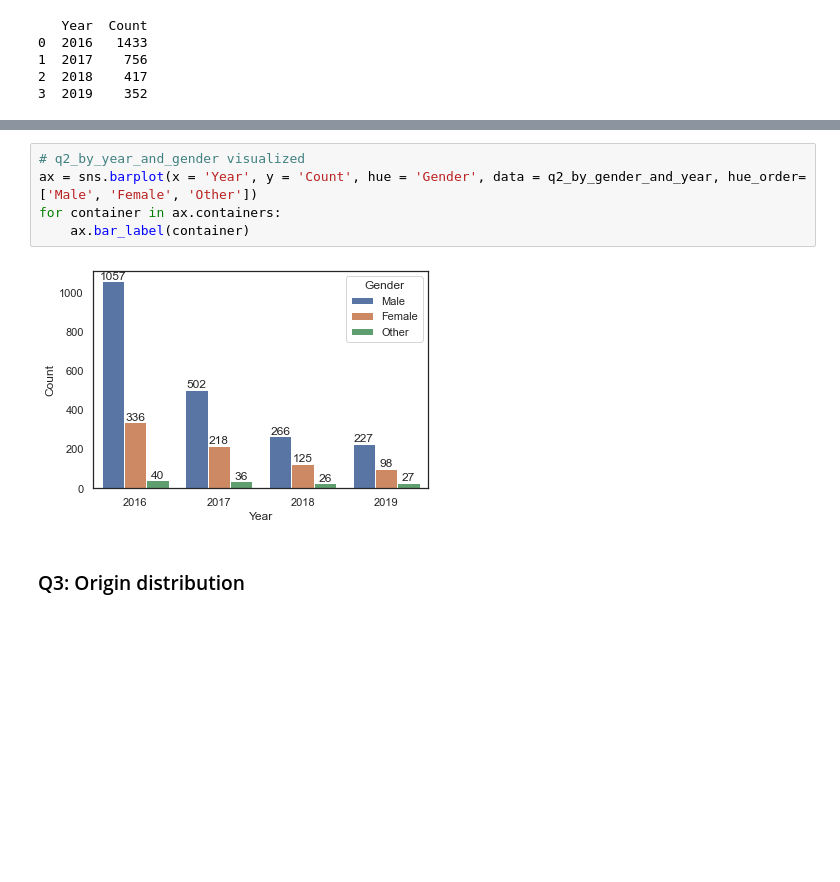
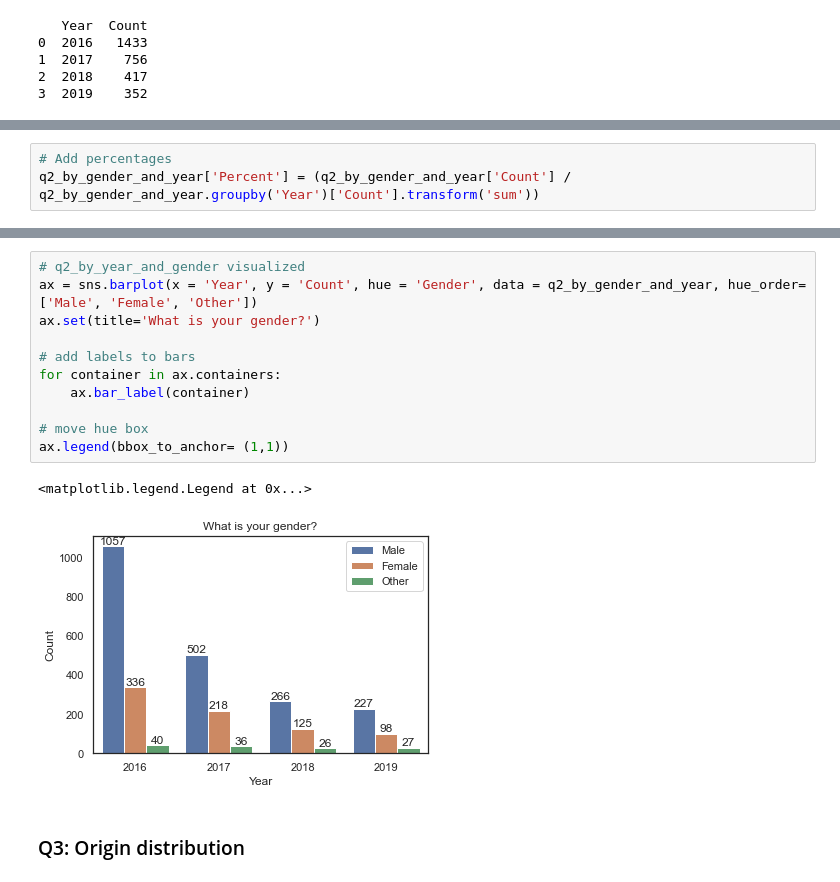
Before and after one commit to Selorikas/mental-health, a Jupyter notebook: mental-health.ipynb, the cells around one changed output, grey strips where cells are left out. Cells and saved outputs as stored; diff of their text form; blank space fills up the shorter version.

```diff
--- a/mental-health.ipynb
+++ b/mental-health.ipynb
@@ -157,0 +136,3 @@ print(q2_by_gender)
+# %%
+# Add percentages
+q2_by_gender_and_year['Percent'] = (q2_by_gender_and_year['Count'] / q2_by_gender_and_year.groupby('Year')['Count'].transform('sum'))
@@ -158,10 +155,17 @@ print(q2_by_gender)
 # %%
 # q2_by_year_and_gender visualized
 ax = sns.barplot(x = 'Year', y = 'Count', hue = 'Gender', data = q2_by_gender_and_year, hue_order=['Male', 'Female', 'Other'])
+ax.set(title='What is your gender?')
+
+# add labels to bars
 for container in ax.containers:
     ax.bar_label(container)
+
+# move hue box
+ax.legend(bbox_to_anchor= (1,1))
 # %% [output]
+<matplotlib.legend.Legend at 0x...>
-[figure, old version]
+[figure, new version]
 # %% [markdown]
 ### Q3: Origin distribution
 # %% [markdown]
```
Also changed, not shown: parts of 19 cells of this notebook.
